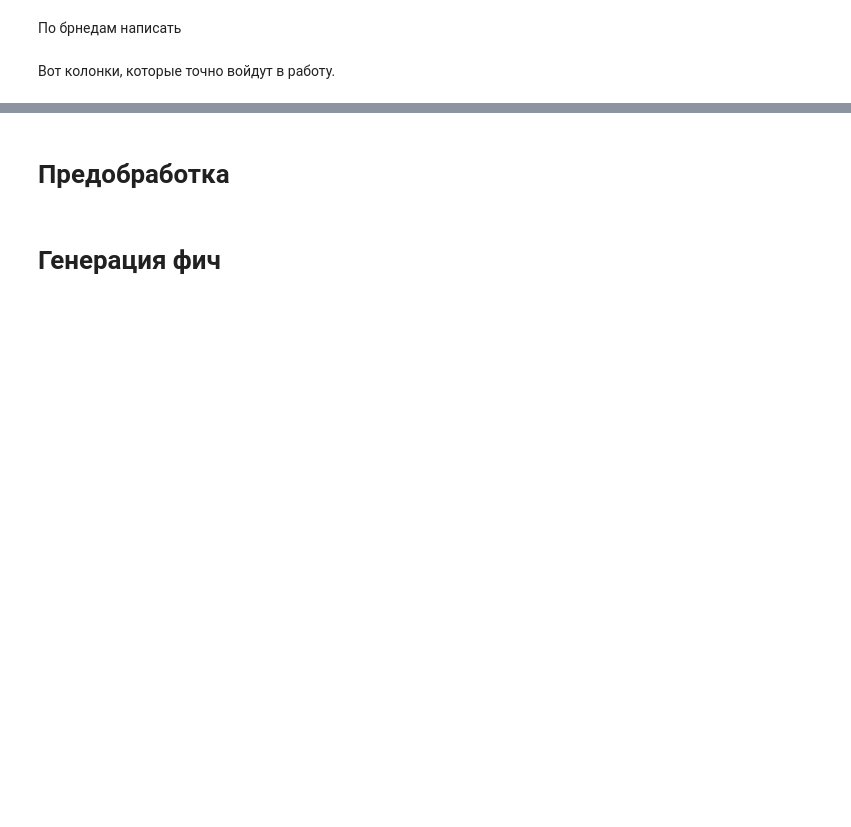
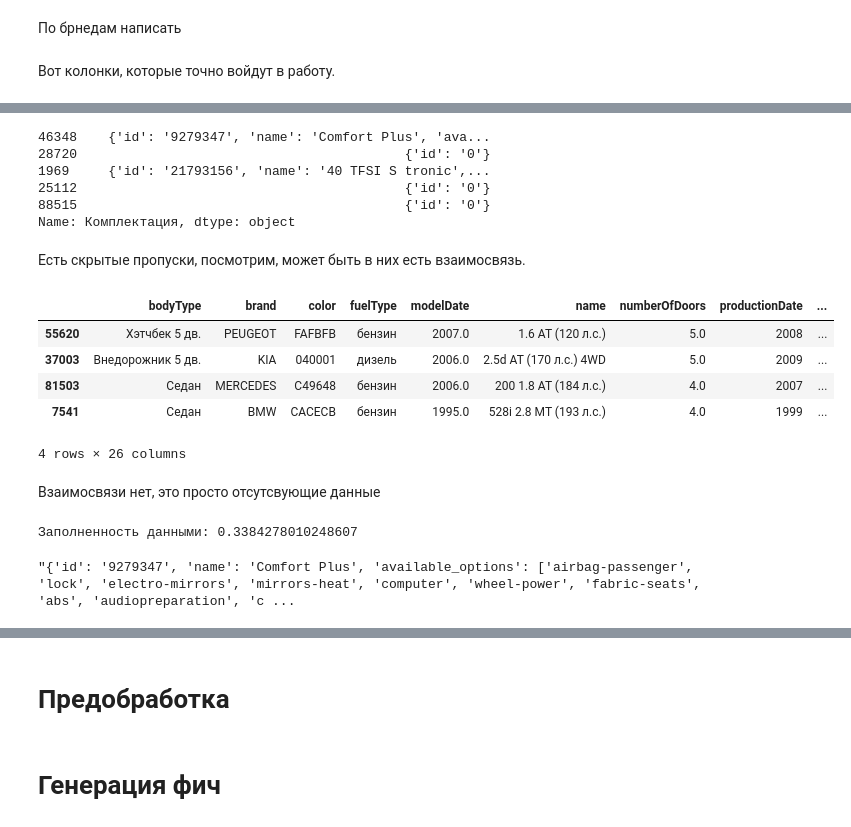
Before and after one commit to Sly-Dog/auto_pricing, a Jupyter notebook: primary_notebook.ipynb, the cells around one changed output, grey strips where cells are left out. Saved outputs shown, nothing was run; the diff lists cells and outputs as text; code cells hidden in the pictures; blank space fills up the shorter version.

```diff
--- a/primary_notebook.ipynb
+++ b/primary_notebook.ipynb
@@ -1328,0 +1393,36 @@ test.columns
+# %%
+train.Комплектация.sample(5)
+# %% [output]
+46348    {'id': '9279347', 'name': 'Comfort Plus', 'ava...
+28720                                          {'id': '0'}
+1969     {'id': '21793156', 'name': '40 TFSI S tronic',...
+25112                                          {'id': '0'}
+88515                                          {'id': '0'}
+Name: Комплектация, dtype: object
+# %% [markdown]
+Есть скрытые пропуски, посмотрим, может быть в них есть взаимосвязь.
+# %%
+train[train.Комплектация == "{'id': '0'}"].sample(4)
+# %% [output]
+|  | bodyType | brand | color | fuelType | modelDate | name | numberOfDoors | productionDate | ... |
+| 55620 | Хэтчбек 5 дв. | PEUGEOT | FAFBFB | бензин | 2007.0 | 1.6 AT (120 л.с.) | 5.0 | 2008 | ... |
+| 37003 | Внедорожник 5 дв. | KIA | 040001 | дизель | 2006.0 | 2.5d AT (170 л.с.) 4WD | 5.0 | 2009 | ... |
+| 81503 | Седан | MERCEDES | C49648 | бензин | 2006.0 | 200 1.8 AT (184 л.с.) | 4.0 | 2007 | ... |
+| 7541 | Седан | BMW | CACECB | бензин | 1995.0 | 528i 2.8 MT (193 л.с.) | 4.0 | 1999 | ... |
+4 rows × 26 columns
+# %% [markdown]
+Взаимосвязи нет, это просто отсутсвующие данные
+# %%
+train_comp = []
+for i in train.Комплектация:
+    if i == "{'id': '0'}": train_comp.append(None)
+    else: train_comp.append(i)
+
+train_comp = pd.Series(train_comp)
+na_ratio(pd.Series(train_comp).isna())
+# %% [output]
+Заполненность данными: 0.3384278010248607
+# %%
+train.Комплектация[46348]
+# %% [output]
+"{'id': '9279347', 'name': 'Comfort Plus', 'available_options': ['airbag-passenger', 'lock', 'electro-mirrors', 'mirrors-heat', 'computer', 'wheel-power', 'fabric-seats', 'abs', 'audiopreparation', 'c ...
```
Also changed, not shown: parts of 73 cells of this notebook.
